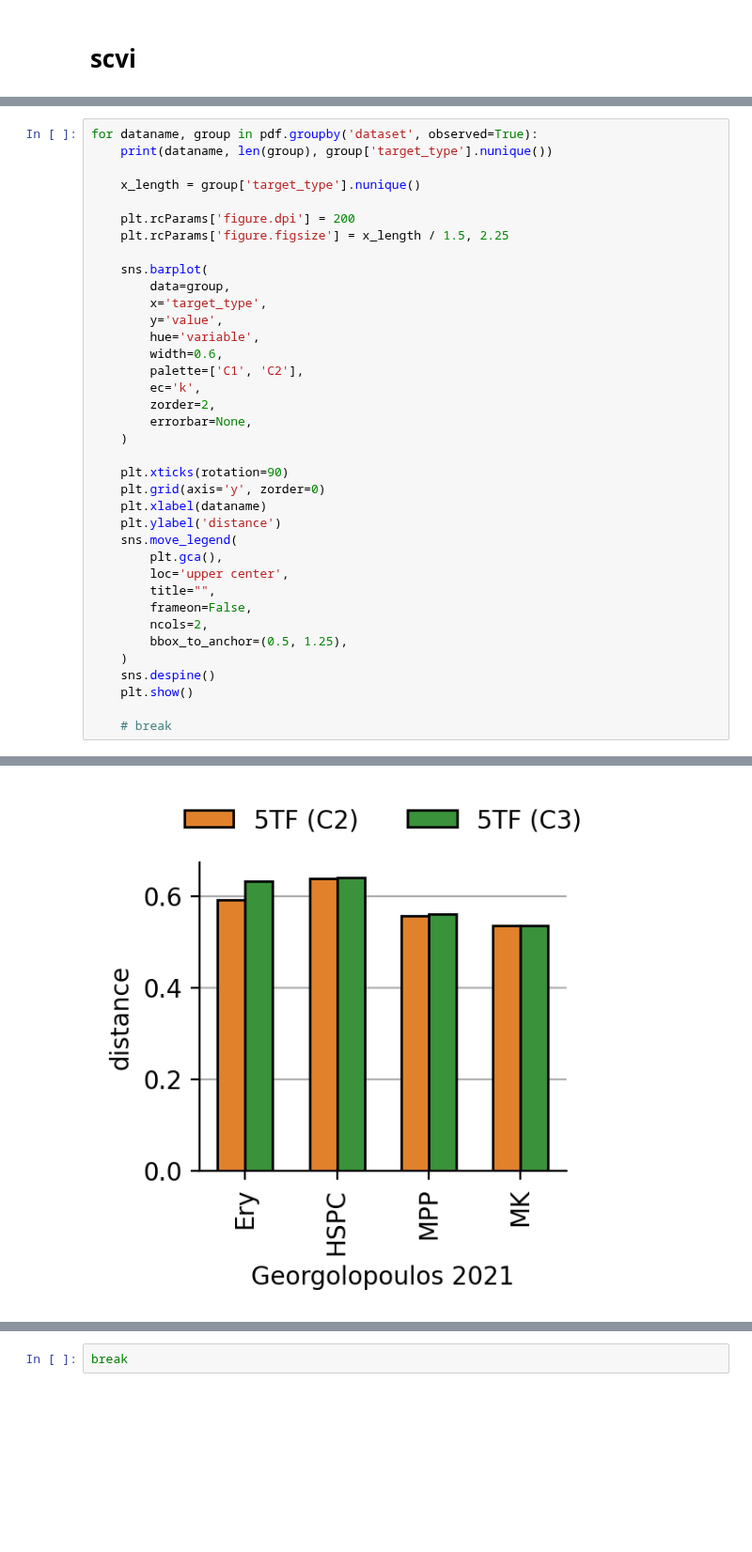
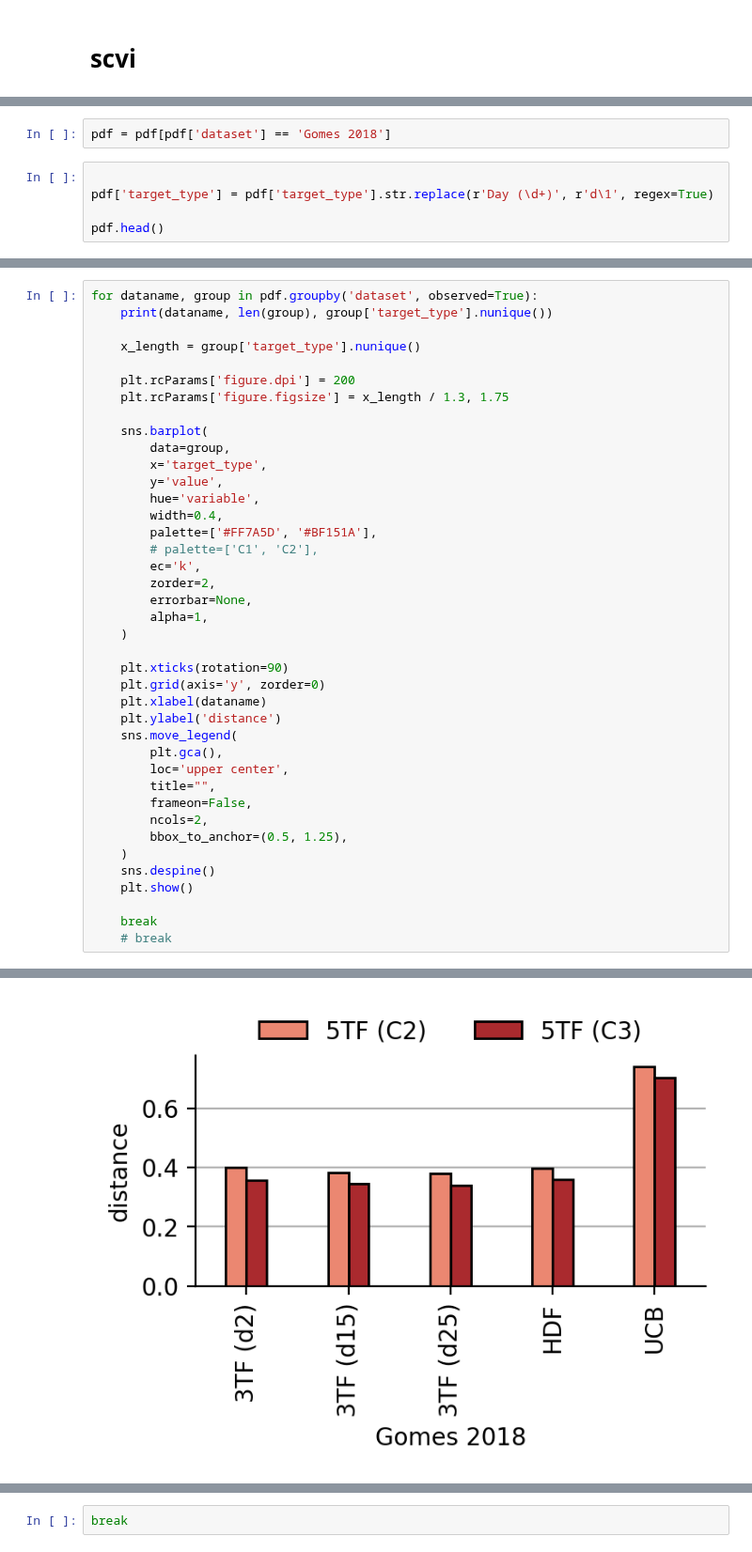
Before and after one commit to CooperStansbury/hematokytos, a Jupyter notebook: notebooks/benchmarks/dataset_benchmarks.ipynb, the cells around one changed output, grey strips where cells are left out. Shown at 94% size. Cells and saved outputs as stored; diff of their text form; blank space fills up the shorter version.

```diff
--- a/notebooks/benchmarks/dataset_benchmarks.ipynb
+++ b/notebooks/benchmarks/dataset_benchmarks.ipynb
@@ -708 +711,8 @@ pdf
 142 rows × 4 columns
+# %%
+pdf = pdf[pdf['dataset'] == 'Gomes 2018']
+# %%
+
+pdf['target_type'] = pdf['target_type'].str.replace(r'Day (\d+)', r'd\1', regex=True)
+
+pdf.head()
@@ -713,18 +735,20 @@ for dataname, group in pdf.groupby('dataset', observed=True):
     x_length = group['target_type'].nunique()
 
     plt.rcParams['figure.dpi'] = 200
-    plt.rcParams['figure.figsize'] = x_length / 1.5, 2.25
+    plt.rcParams['figure.figsize'] = x_length / 1.3, 1.75
 
     sns.barplot(
         data=group,
         x='target_type',
         y='value',
         hue='variable',
-        width=0.6,
-        palette=['C1', 'C2'],
+        width=0.4,
+        palette=['#FF7A5D', '#BF151A'],
+        # palette=['C1', 'C2'],
         ec='k',
         zorder=2,
         errorbar=None,
+        alpha=1,
     )
 
     plt.xticks(rotation=90)
@@ -742,5 +766,6 @@ for dataname, group in pdf.groupby('dataset', observed=True):
     sns.despine()
     plt.show()
 
+    break
     # break
 # %% [output]
@@ -748 +773 @@ Georgolopoulos 2021 14 4
-[figure, old version]
+[figure, new version]
```
Also changed, not shown: parts of 14 cells of this notebook, 2 other files.
